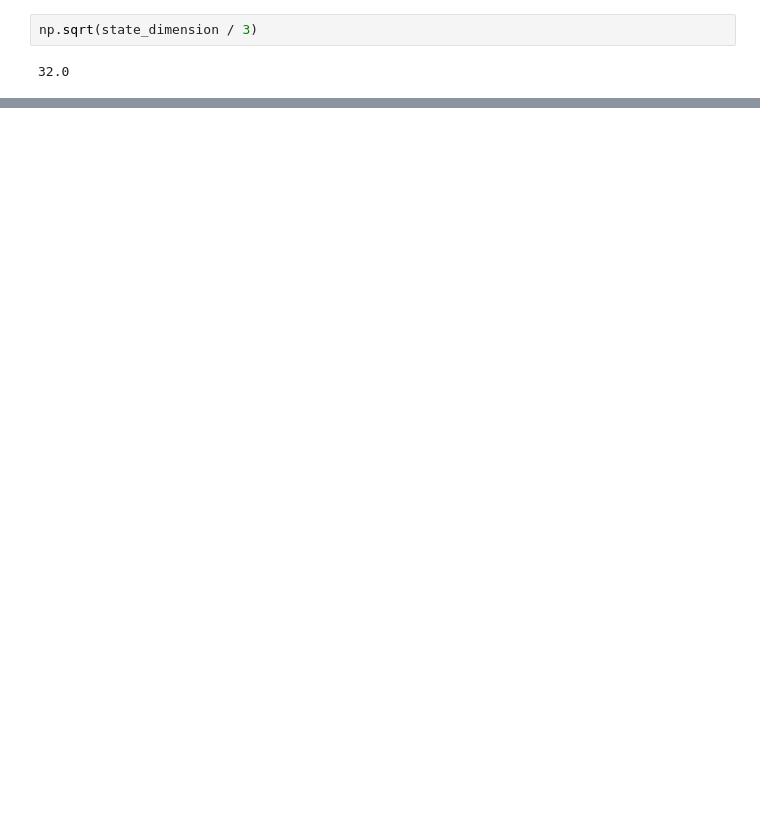
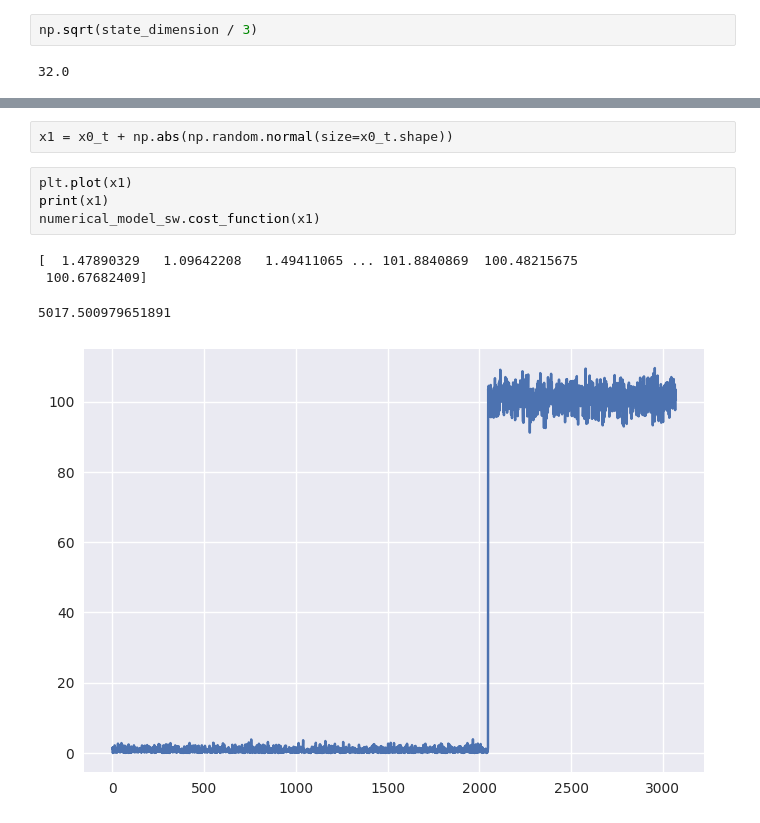
Before and after one commit to VTrappler/DA_PoC, a Jupyter notebook: notebooks/shallow_DA.ipynb, the cells around one changed output, grey strips where cells are left out. Saved outputs shown, nothing was run; the diff lists cells and outputs as text; blank space fills up the shorter version.

```diff
--- a/notebooks/shallow_DA.ipynb
+++ b/notebooks/shallow_DA.ipynb
@@ -139 +138,12 @@ import datetime
+# %%
+x1 = x0_t + np.abs(np.random.normal(size=x0_t.shape))
+# %%
+plt.plot(x1)
+print(x1)
+numerical_model_sw.cost_function(x1)
+# %% [output]
+[  1.47890329   1.09642208   1.49411065 ... 101.8840869  100.48215675
+ 100.67682409]
+5017.500979651891
+[figure, added]
 # %%
```
Also changed, not shown: parts of 26 cells of this notebook, 2 other files.
